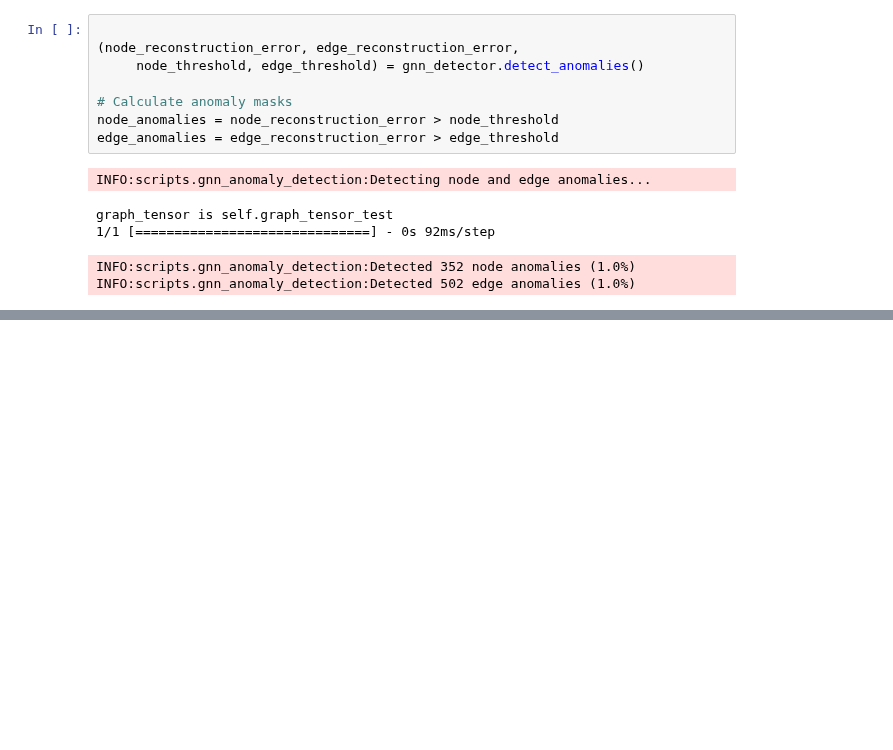
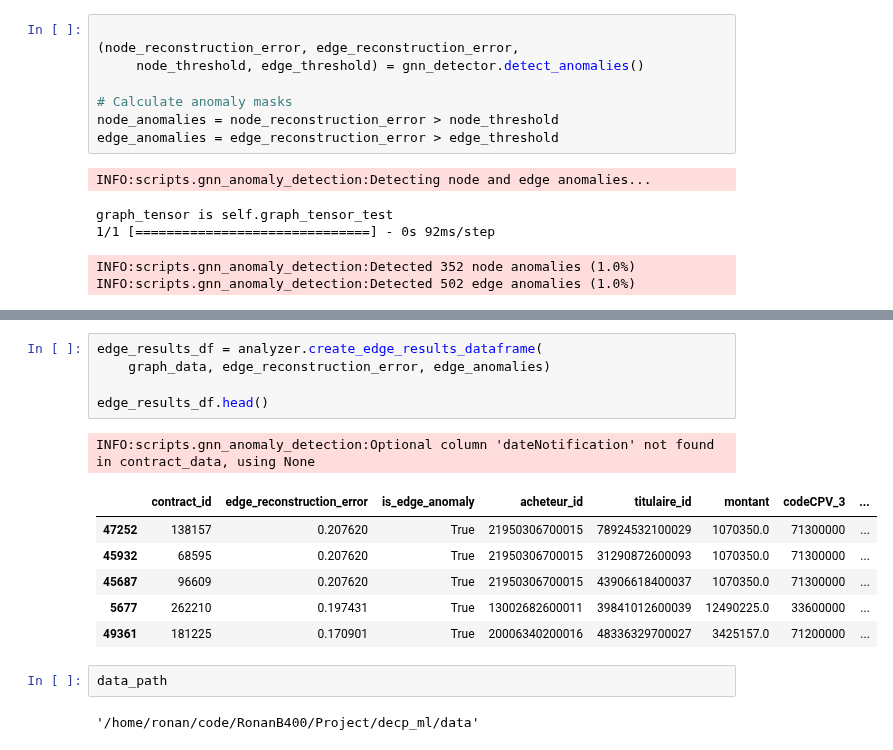
Before and after one commit to RonanB400/decp_ml, a Jupyter notebook: notebooks/RBE_GNN_2.ipynb, the cells around one changed output, grey strips where cells are left out. Cells and saved outputs as stored; diff of their text form; blank space fills up the shorter version.

```diff
--- a/notebooks/RBE_GNN_2.ipynb
+++ b/notebooks/RBE_GNN_2.ipynb
@@ -149,0 +144,17 @@ edge_results_df = analyzer.create_edge_results_dataframe(
+# %%
+edge_results_df = analyzer.create_edge_results_dataframe(
+    graph_data, edge_reconstruction_error, edge_anomalies)
+
+edge_results_df.head()
+# %% [output]
+INFO:scripts.gnn_anomaly_detection:Optional column 'dateNotification' not found in contract_data, using None
+|  | contract_id | edge_reconstruction_error | is_edge_anomaly | acheteur_id | titulaire_id | montant | codeCPV_3 | ... |
+| 47252 | 138157 | 0.207620 | True | 21950306700015 | 78924532100029 | 1070350.0 | 71300000 | ... |
+| 45932 | 68595 | 0.207620 | True | 21950306700015 | 31290872600093 | 1070350.0 | 71300000 | ... |
+| 45687 | 96609 | 0.207620 | True | 21950306700015 | 43906618400037 | 1070350.0 | 71300000 | ... |
+| 5677 | 262210 | 0.197431 | True | 13002682600011 | 39841012600039 | 12490225.0 | 33600000 | ... |
+| 49361 | 181225 | 0.170901 | True | 20006340200016 | 48336329700027 | 3425157.0 | 71200000 | ... |
+# %%
+data_path
+# %% [output]
+'/home/ronan/code/RonanB400/Project/decp_ml/data'
```
Also changed, not shown: parts of 5 cells of this notebook, 1 other file.
